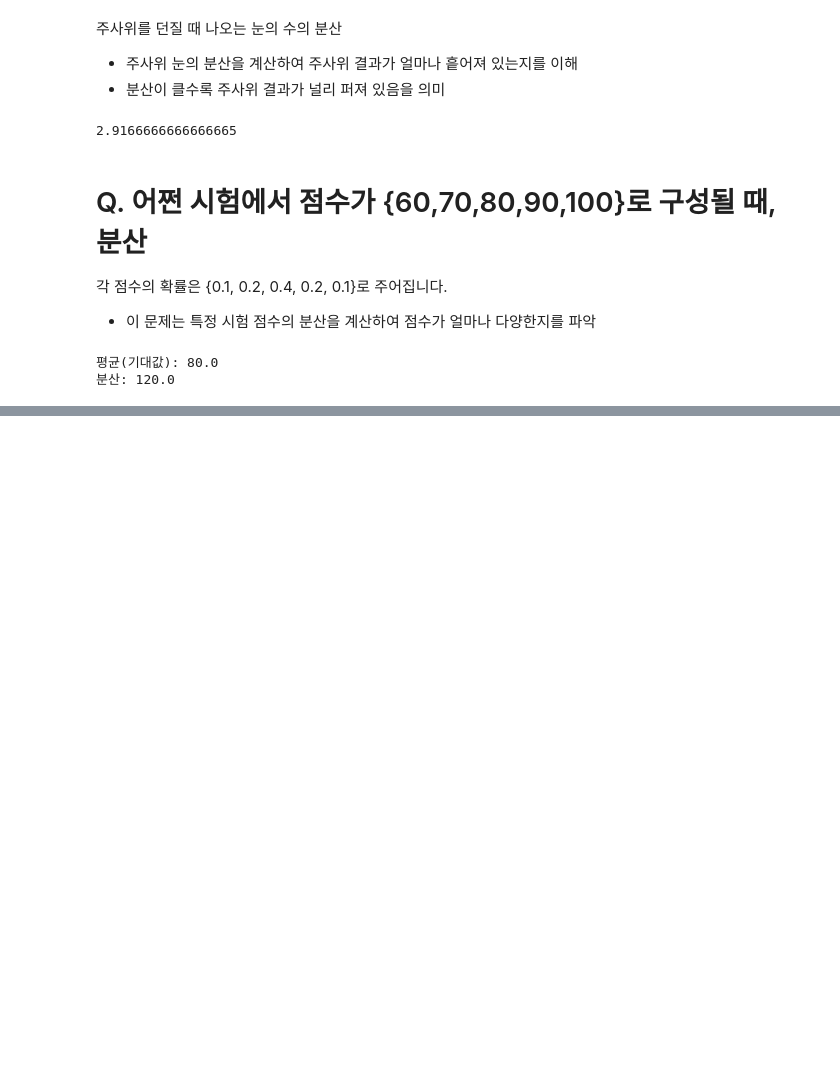
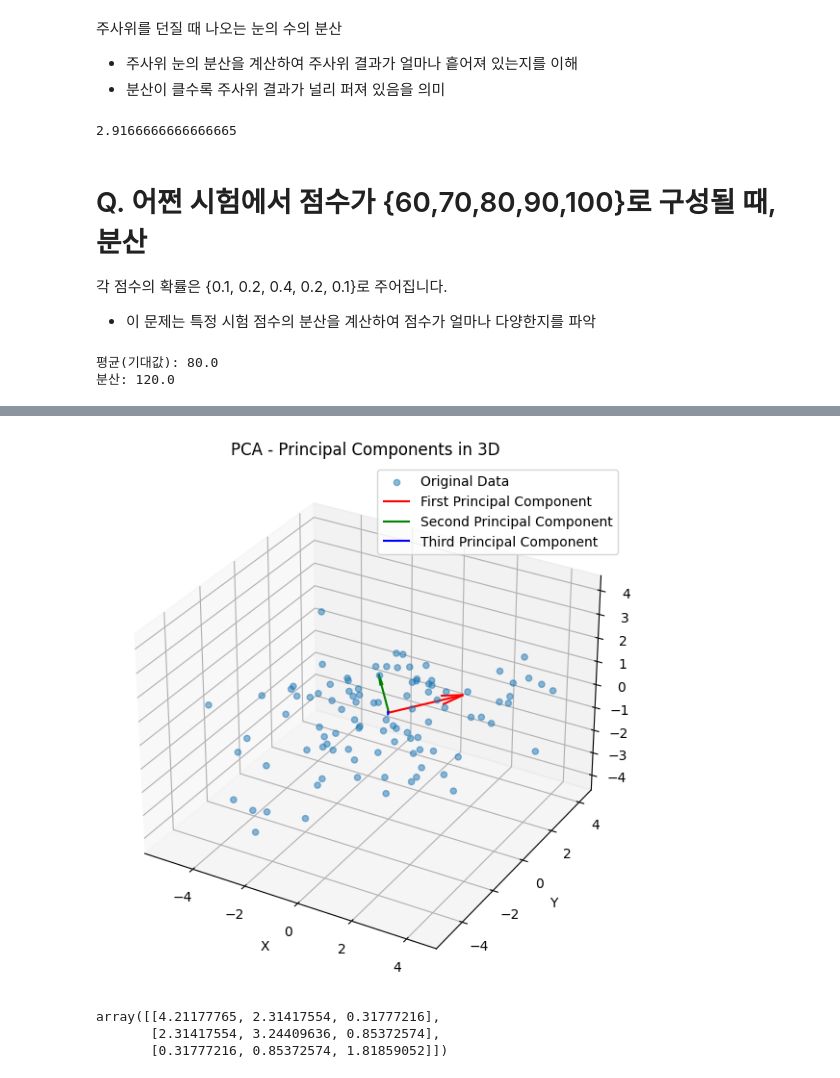
Before and after one commit to windyday0622/windyday, a Jupyter notebook: m3_분석 라이브러리/ stat.ipynb, the cells around one changed output, grey strips where cells are left out. Saved outputs shown, nothing was run; the diff lists cells and outputs as text; code cells hidden in the pictures; blank space fills up the shorter version.

```diff
--- a/m3_분석 라이브러리/ stat.ipynb
+++ b/m3_분석 라이브러리/ stat.ipynb
@@ -509,0 +597,47 @@ print("분산:", variance)
+# %%
+import numpy as np
+import pandas as pd
+from sklearn.decomposition import PCA
+import matplotlib.pyplot as plt
+from mpl_toolkits.mplot3d import Axes3D
+
+# 예제 데이터 생성 (3차원 데이터)
+np.random.seed(0)
+data = np.random.multivariate_normal([0, 0, 0], [[4, 2, 0.5], [2, 3, 1], [0.5, 1, 2]], 100)
+
+# 공분산 행렬 계산
+cov_matrix = np.cov(data.T)
+
+# PCA 수행
+pca = PCA(n_components=3)
+pca.fit(data)
+data_pca = pca.transform(data)
+
+# 주성분
+pc1 = pca.components_[0] * np.sqrt(pca.explained_variance_[0])
+pc2 = pca.components_[1] * np.sqrt(pca.explained_variance_[1])
+pc3 = pca.components_[2] * np.sqrt(pca.explained_variance_[2])
+
+# 3D 시각화
+fig = plt.figure(figsize=(10, 7))
+ax = fig.add_subplot(111, projection='3d')
+ax.scatter(data[:, 0], data[:, 1], data[:, 2], alpha=0.5, label='Original Data')
+
+# 주성분 표시
+ax.quiver(0, 0, 0, pc1[0], pc1[1], pc1[2], color='r', label='First Principal Component')
+ax.quiver(0, 0, 0, pc2[0], pc2[1], pc2[2], color='g', label='Second Principal Component')
+ax.quiver(0, 0, 0, pc3[0], pc3[1], pc3[2], color='b', label='Third Principal Component')
+
+ax.set_title('PCA - Principal Components in 3D')
+ax.set_xlabel('X')
+ax.set_ylabel('Y')
+ax.set_zlabel('Z')
+ax.legend()
+plt.show()
+
+cov_matrix
+# %% [output]
+[figure, added]
+array([[4.21177765, 2.31417554, 0.31777216],
+       [2.31417554, 3.24409636, 0.85372574],
+       [0.31777216, 0.85372574, 1.81859052]])
```
Also changed, not shown: parts of 10 cells of this notebook.
